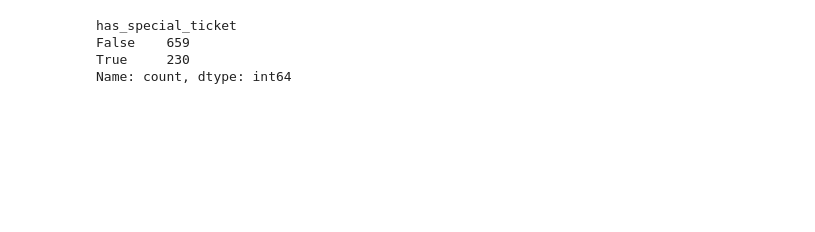
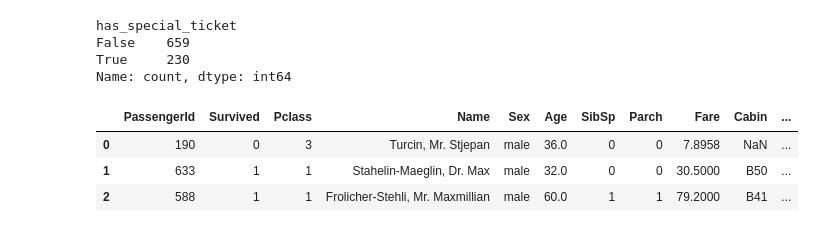
Before and after one commit to kcelik369/Project4_Team6, a Jupyter notebook: DataProcessing.ipynb, the cells around one changed output. Cells and saved outputs as stored; diff of their text form; code cells hidden in the pictures; blank space fills up the shorter version.

```diff
--- a/DataProcessing.ipynb
+++ b/DataProcessing.ipynb
@@ -122,4 +125,17 @@ has_special_ticket
 False    659
 True     230
 Name: count, dtype: int64
+# %%
+# merge premade train/test sets to see if we
+# can get distinct results with our own split
+full_set = pd.concat([train, joined])
+full_set = full_set[full_set['Fare'].notna()]
+full_set = full_set.sample(frac=1).reset_index(drop=True)
+full_set.to_csv("./Resources/Titanic_full_dataset.csv", index=False)
+full_set.head(3)
+# %% [output]
+|  | PassengerId | Survived | Pclass | Name | Sex | Age | SibSp | Parch | Fare | Cabin | ... |
+| 0 | 190 | 0 | 3 | Turcin, Mr. Stjepan | male | 36.0 | 0 | 0 | 7.8958 | NaN | ... |
+| 1 | 633 | 1 | 1 | Stahelin-Maeglin, Dr. Max | male | 32.0 | 0 | 0 | 30.5000 | B50 | ... |
+| 2 | 588 | 1 | 1 | Frolicher-Stehli, Mr. Maxmillian | male | 60.0 | 1 | 1 | 79.2000 | B41 | ... |
 # %%
```
Also changed, not shown: parts of 23 cells of this notebook, 7 other files.
